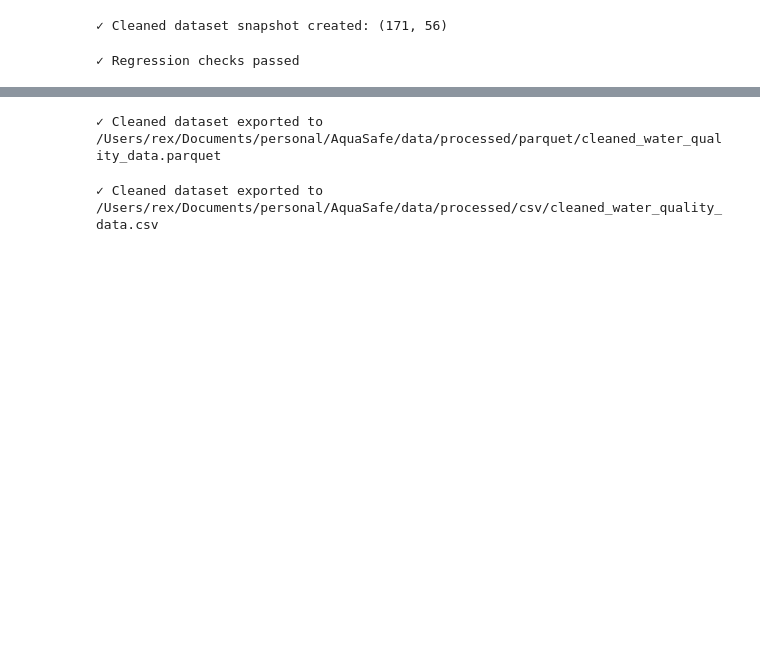
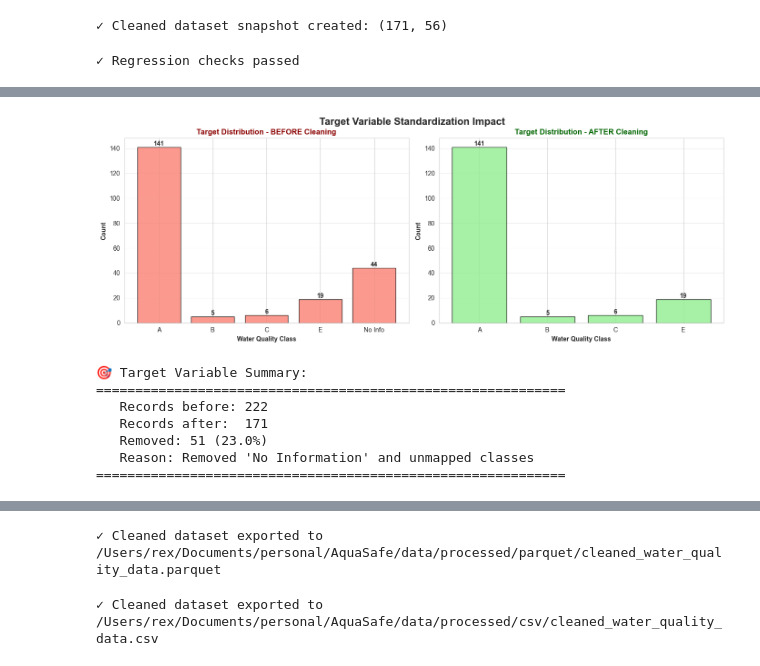
Before and after one commit to pandey-rakshit/AquaSafe, a Jupyter notebook: notebooks/02_data_cleaning.ipynb, the cells around one changed output, grey strips where cells are left out. Cells and saved outputs as stored; diff of their text form; code cells hidden in the pictures; blank space fills up the shorter version.

```diff
--- a/notebooks/02_data_cleaning.ipynb
+++ b/notebooks/02_data_cleaning.ipynb
@@ -874,0 +1058,80 @@ print("✓ Regression checks passed")
+# %%
+# ============================================================================
+# VISUALIZATION 3: TARGET DISTRIBUTION (BEFORE vs AFTER)
+# ============================================================================
+
+fig, axes = plt.subplots(1, 2, figsize=(14, 5))
+
+# Before cleaning (use mapped short codes for readability)
+class_map = {
+    "A (Drinking Water source without conventional treatment but after disinfection)": "A",
+    "B (Outdoor bathing(Organized))": "B",
+    "C (Drinking water source)": "C",
+    "E (Irrigation, industrial cooling and controlled waste)": "E",
+    "No Information": "No Info"
+}
+
+df_raw_viz = df_raw.copy()
+df_raw_viz[TARGET_COL] = df_raw_viz[TARGET_COL].map(class_map)
+
+target_before = df_raw_viz[TARGET_COL].value_counts().sort_index()
+bars1 = axes[0].bar(range(len(target_before)), target_before.values,
+                    color='salmon', edgecolor='black', alpha=0.8)
+axes[0].set_xticks(range(len(target_before)))
+axes[0].set_xticklabels(target_before.index, rotation=0)
+axes[0].set_title('Target Distribution - BEFORE Cleaning',
+                  fontweight='bold', fontsize=12, color='darkred')
+axes[0].set_ylabel('Count', fontweight='bold')
+axes[0].set_xlabel('Water Quality Class', fontweight='bold')
+axes[0].grid(axis='y', alpha=0.3)
+
+# Add value labels
+for bar in bars1:
+    height = bar.get_height()
+    axes[0].text(bar.get_x() + bar.get_width()/2., height,
+                f'{int(height)}',
+                ha='center', va='bottom', fontweight='bold', fontsize=10)
+
+# After cleaning
+df_clean_viz = df_cleaned.copy()
+df_clean_viz[TARGET_COL] = df_clean_viz[TARGET_COL]
+
+target_after = df_clean_viz[TARGET_COL].value_counts().sort_index()
+bars2 = axes[1].bar(range(len(target_after)), target_after.values,
+                    color='lightgreen', edgecolor='black', alpha=0.8)
+axes[1].set_xticks(range(len(target_after)))
+axes[1].set_xticklabels(target_after.index, rotation=0)
+axes[1].set_title('Target Distribution - AFTER Cleaning',
+                  fontweight='bold', fontsize=12, color='darkgreen')
+axes[1].set_ylabel('Count', fontweight='bold')
+axes[1].set_xlabel('Water Quality Class', fontweight='bold')
+axes[1].grid(axis='y', alpha=0.3)
+
+# Add value labels
+for bar in bars2:
+    height = bar.get_height()
+    axes[1].text(bar.get_x() + bar.get_width()/2., height,
+                f'{int(height)}',
+                ha='center', va='bottom', fontweight='bold', fontsize=10)
+
+plt.tight_layout()
+plt.suptitle('Target Variable Standardization Impact',
+             fontsize=16, fontweight='bold', y=1.02)
+plt.show()
+
+print("\n🎯 Target Variable Summary:")
+print("="*60)
+print(f"   Records before: {len(df_raw)}")
+print(f"   Records after:  {len(df_cleaned)}")
+print(f"   Removed: {len(df_raw) - len(df_cleaned)} ({(1 - len(df_cleaned)/len(df_raw))*100:.1f}%)")
+print(f"   Reason: Removed 'No Information' and unmapped classes")
+print("="*60)
+# %% [output]
+[figure, added]
+🎯 Target Variable Summary:
+============================================================
+   Records before: 222
+   Records after:  171
+   Removed: 51 (23.0%)
+   Reason: Removed 'No Information' and unmapped classes
+============================================================
```
Also changed, not shown: parts of 13 cells of this notebook, 21 other files.
